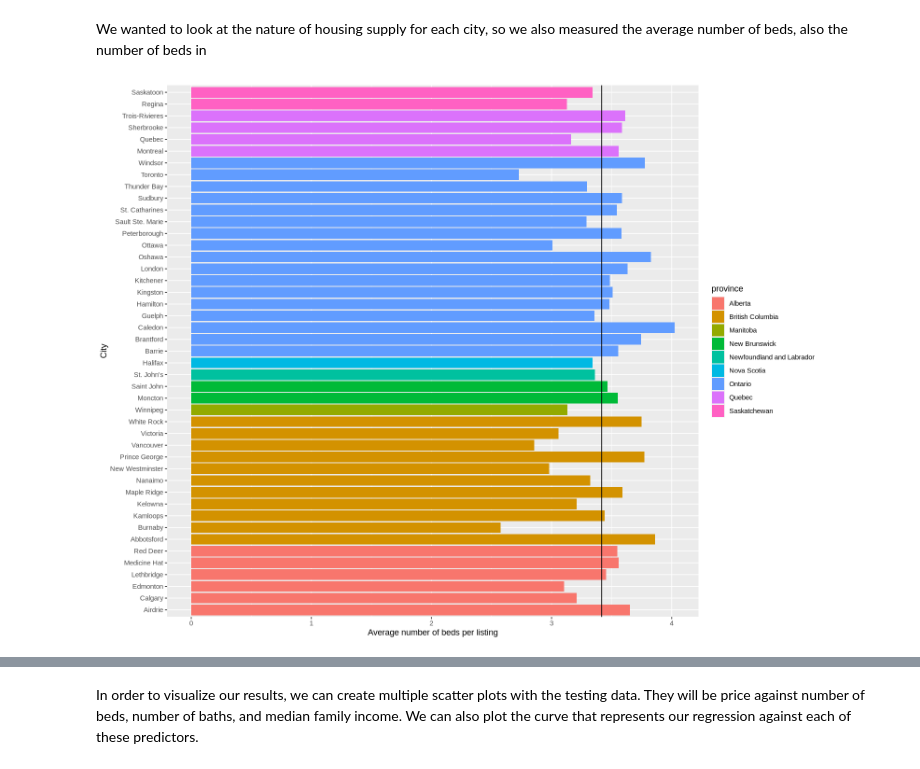
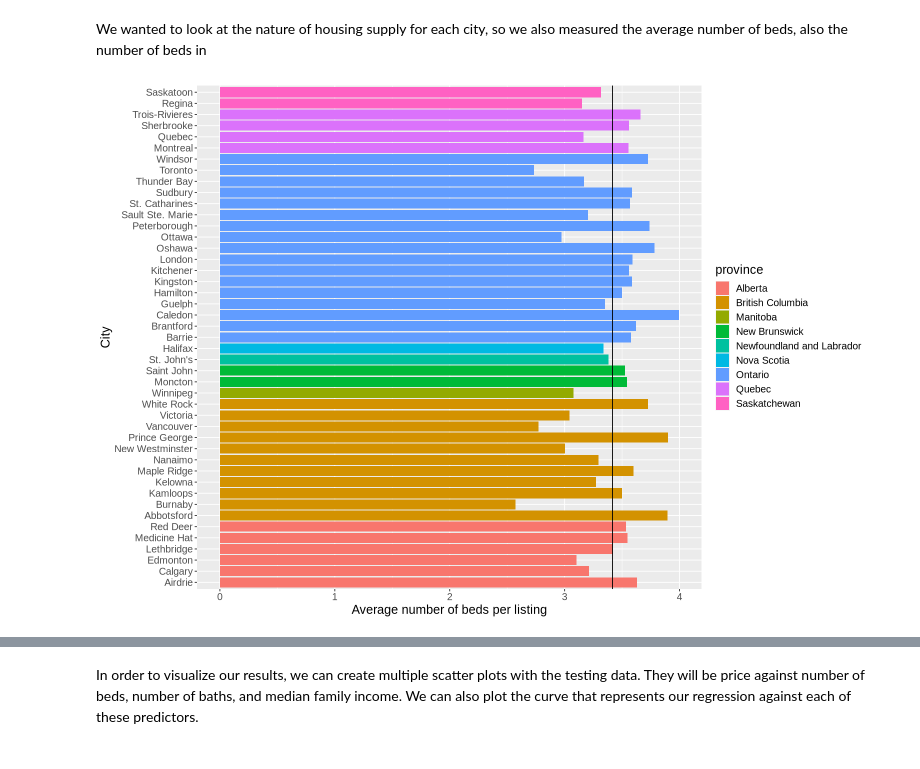
Before and after one commit to slappyslop/dsci-100-002-033, a Jupyter notebook: group_proj_proposal.ipynb, the cells around one changed output, grey strips where cells are left out. Saved outputs shown, nothing was run; the diff lists cells and outputs as text; code cells hidden in the pictures.

Commit message:
All visualizations added

```diff
--- a/group_proj_proposal.ipynb
+++ b/group_proj_proposal.ipynb
@@ -61,10 +61,12 @@ Although the graph looks a little messy, we've opted to leave labels on because
 # %% [markdown]
 We wanted to look at the nature of housing supply for each city, so we also measured the average number of beds, also the number of beds in
 # %%
+options(repr.plot.height = 9, repr.plot.width = 13)
 average_bed_plot <- ggplot(table_avg_price, aes(y = fct_reorder(city, province), x = average_beds, fill = province)) +
                     geom_bar(stat = "identity") +
                     labs(x = "Average number of beds per listing", y = "City", color = "Province")+
-                    geom_vline(xintercept = 3.416648)
+                    geom_vline(xintercept = 3.416648)+
+                    theme(text = element_text(size = 15))
 average_bed_plot
 # %% [output]
-[figure, old version]
+[figure, new version]
```
Also changed, not shown: parts of 8 cells of this notebook.
